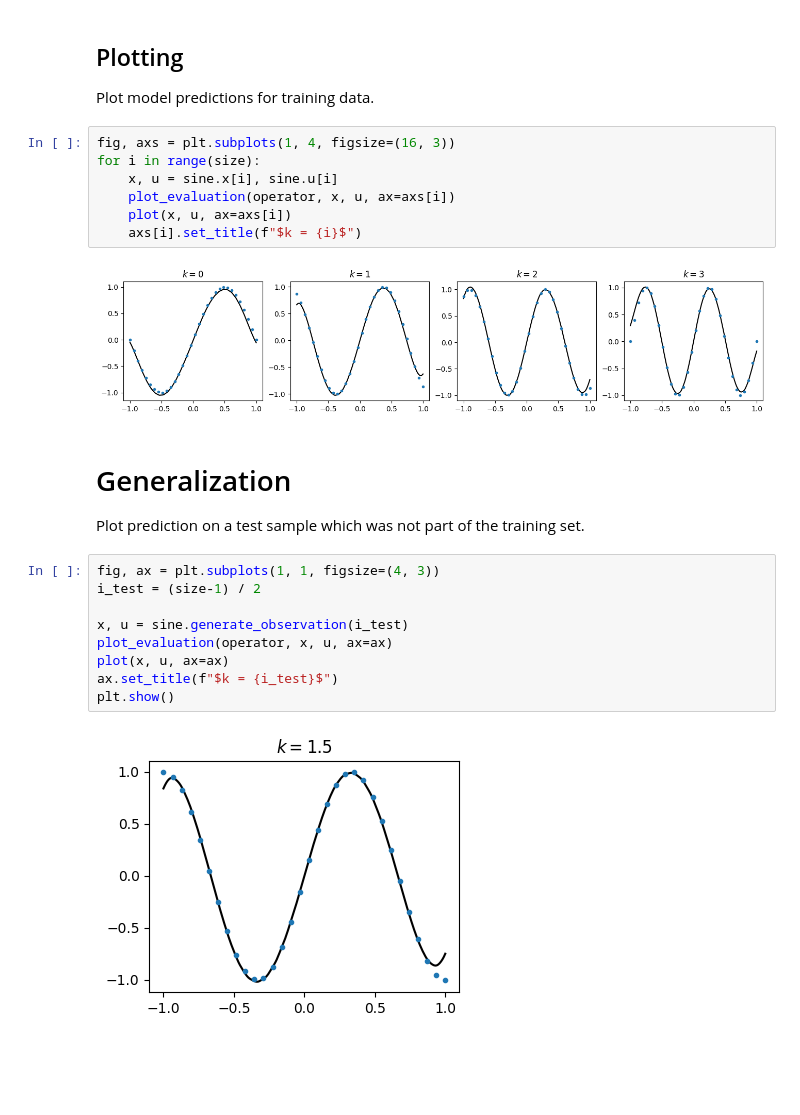
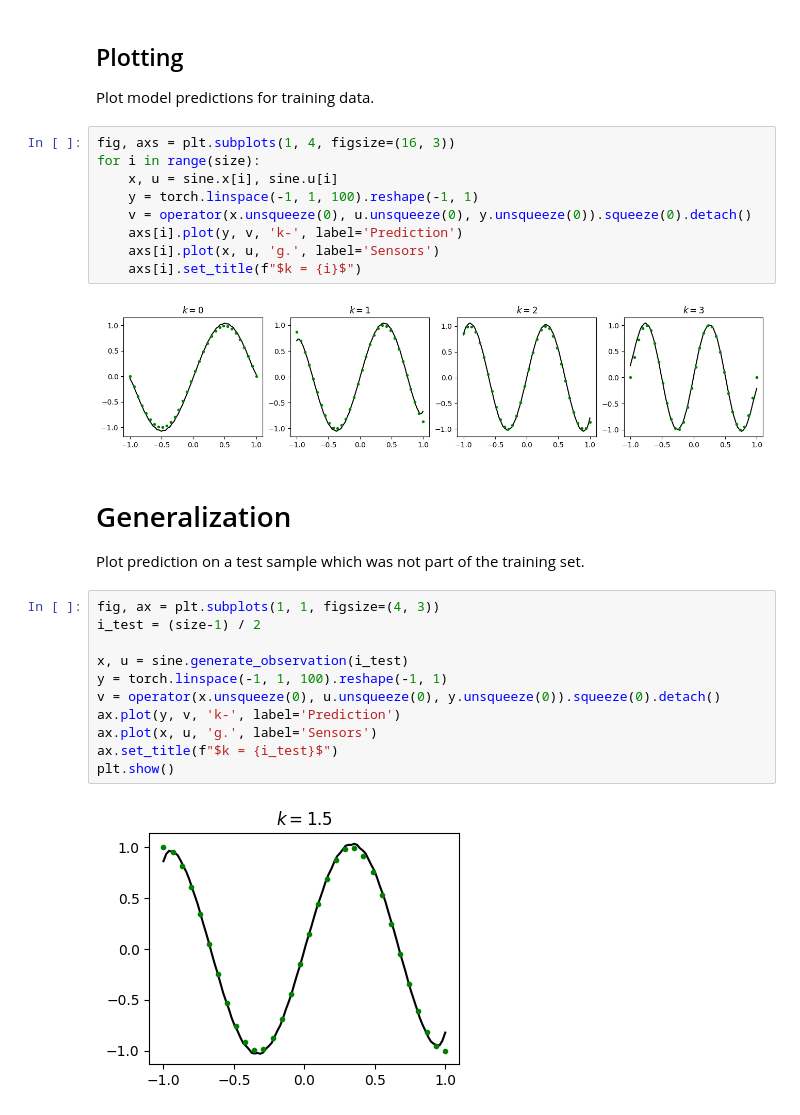
Before and after one commit to aai-institute/continuiti, a Jupyter notebook: examples/selfsupervised.ipynb, the cells around one changed output. Drawn from its saved outputs; the diff is of its cells as text; blank space fills up the shorter version.

Commit message:
Remove plotting everywhere else.

```diff
--- a/examples/selfsupervised.ipynb
+++ b/examples/selfsupervised.ipynb
@@ -86,11 +86,13 @@ Plot model predictions for training data.
 fig, axs = plt.subplots(1, 4, figsize=(16, 3))
 for i in range(size):
     x, u = sine.x[i], sine.u[i]
-    plot_evaluation(operator, x, u, ax=axs[i])
-    plot(x, u, ax=axs[i])
+    y = torch.linspace(-1, 1, 100).reshape(-1, 1)
+    v = operator(x.unsqueeze(0), u.unsqueeze(0), y.unsqueeze(0)).squeeze(0).detach()
+    axs[i].plot(y, v, 'k-', label='Prediction')
+    axs[i].plot(x, u, 'g.', label='Sensors')
     axs[i].set_title(f"$k = {i}$")
 # %% [output]
-[figure, old version]
+[figure, new version]
 # %% [markdown]
 # Generalization
 
@@ -98,11 +100,13 @@ Plot prediction on a test sample which was not part of the training set.
 # %%
 fig, ax = plt.subplots(1, 1, figsize=(4, 3))
 i_test = (size-1) / 2
 
 x, u = sine.generate_observation(i_test)
-plot_evaluation(operator, x, u, ax=ax)
-plot(x, u, ax=ax)
+y = torch.linspace(-1, 1, 100).reshape(-1, 1)
+v = operator(x.unsqueeze(0), u.unsqueeze(0), y.unsqueeze(0)).squeeze(0).detach()
+ax.plot(y, v, 'k-', label='Prediction')
+ax.plot(x, u, 'g.', label='Sensors')
 ax.set_title(f"$k = {i_test}$")
 plt.show()
 # %% [output]
-[figure, old version]
+[figure, new version]
```
Also changed, not shown: parts of 2 cells of this notebook, 5 other files.
